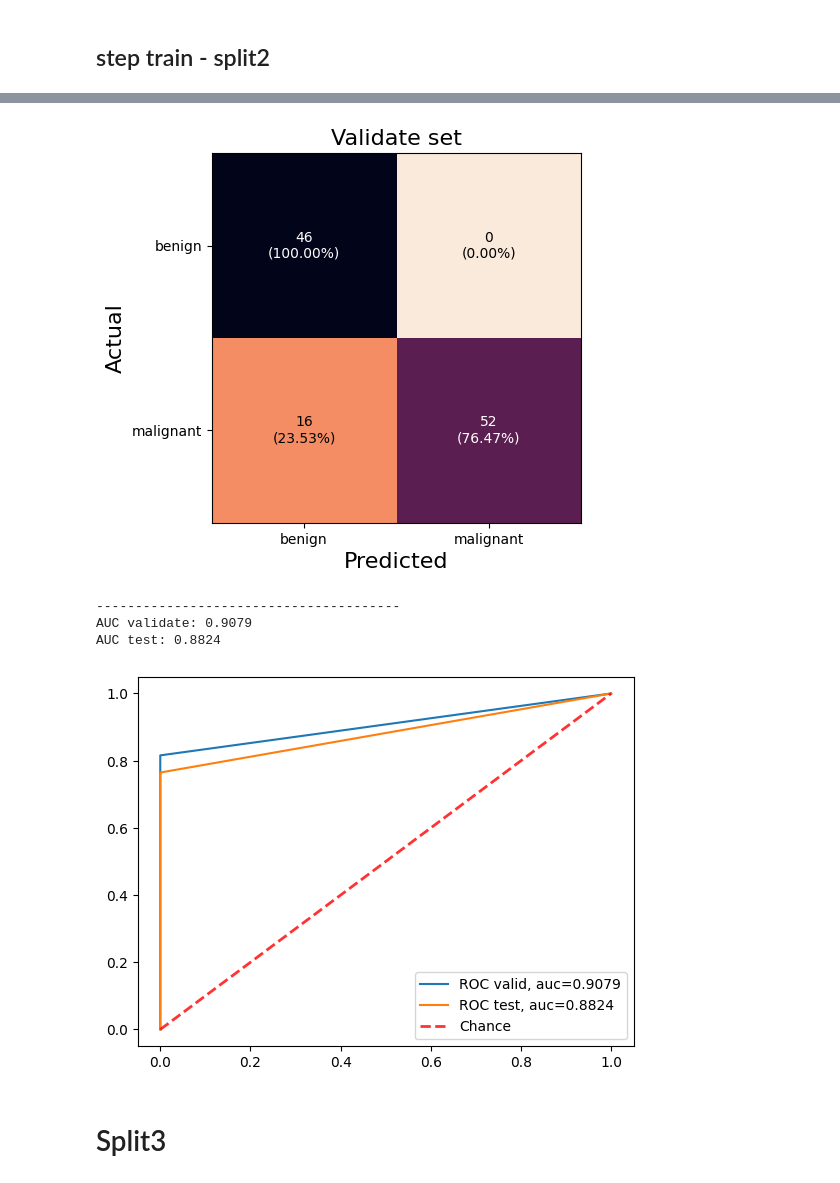
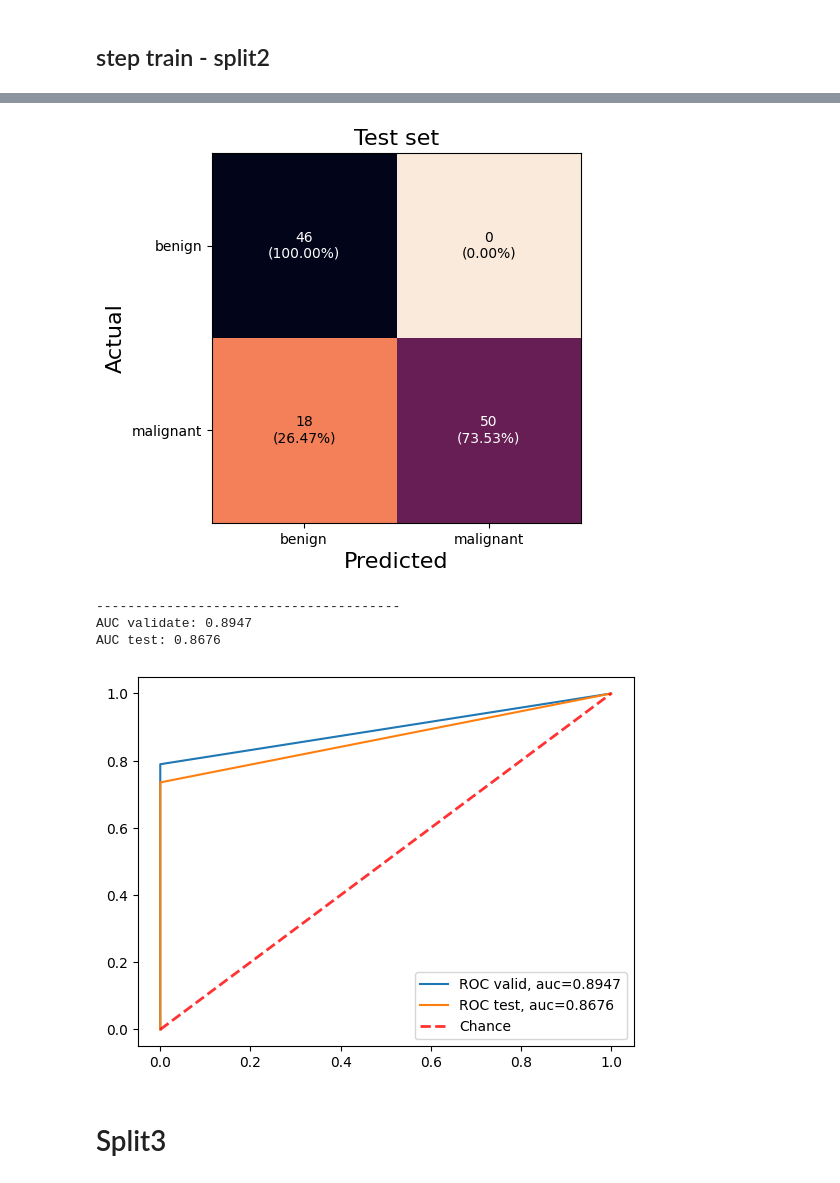
Before and after one commit to 6410615139/Project_Cancer, a Jupyter notebook: DTC/test_dtc.ipynb, the cells around one changed output, grey strips where cells are left out. Drawn from its saved outputs; the diff is of its cells as text; code cells hidden in the pictures.

```diff
--- a/DTC/test_dtc.ipynb
+++ b/DTC/test_dtc.ipynb
@@ -777,7 +760,7 @@ accuracy_score(y_test, y_pred)
 print(split)
 ############## validate set ################
 print("############## validate set ################")
-y_pred_val = dtc.predict(x_val)
+y_pred_val = model.predict(x_val)
 
 # Confusion matrix
 cm_val = confusion_matrix(y_val, y_pred_val)
@@ -791,19 +774,16 @@ sen_val = sensitivity(cm_val)
 spec_val = specificity(cm_val)
 acc_val = accuracy(cm_val)
 pre_val = precision(cm_val)
-f1_score_val = f1(cm_val)
+f1_val = f1(cm_val)
 
 # plot confusion matrix
 class_names = ['benign','malignant']
-
 # Normalize confusion matrix to percentage
 cm_norm_val = cm_val.astype('float') / cm_val.sum(axis=1)[:, np.newaxis]
-
 # Create plot
 fig, ax = plt.subplots()
 im = ax.imshow(cm_norm_val, interpolation='nearest', cmap="rocket_r")
 ax.grid(False)
-
 # Add labels
 ax.set(xticks=np.arange(cm_norm_val.shape[1]),
        yticks=np.arange(cm_norm_val.shape[0]),
@@ -811,7 +791,6 @@ ax.set(xticks=np.arange(cm_norm_val.shape[1]),
 ax.set_title("Validate set", fontsize=16)
 ax.set_ylabel('Actual', fontsize=16)
 ax.set_xlabel('Predicted', fontsize=16)
-
 # Add percentage and count values inside plot
 thresh = cm_norm_val.max() / 2.
 for i in range(cm_norm_val.shape[0]):
@@ -824,9 +803,8 @@ plt.show()
 
 ################# test set ##################
 print("################# test set ##################")
-y_pred_test = dtc.predict(x_test)
-# Print the predictions
-# print(y_pred)
+y_pred_test = model.predict(x_test)
+
 
 # Confusion matrix
 cm_test = confusion_matrix(y_test, y_pred_test)
@@ -836,31 +814,27 @@ print(cm_test,'\n')
 print('-'*16)
 
 # Calculate score
-sen_test = sensitivity(cm_test)
-spec_test = specificity(cm_test)
-acc_test = accuracy(cm_test)
-pre_test = precision(cm_test)
-f1_score_test = f1(cm_test)
+sen_test_split2 = sensitivity(cm_test)
+spec_test_split2 = specificity(cm_test)
+acc_test_split2 = accuracy(cm_test)
+pre_test_split2 = precision(cm_test)
+f1_test_split2 = f1(cm_test)
 
 # plot confusion matrix
 class_names = ['benign','malignant']
-
 # Normalize confusion matrix to percentage
 cm_norm_test = cm_test.astype('float') / cm_test.sum(axis=1)[:, np.newaxis]
-
 # Create plot
 fig, ax = plt.subplots()
 im = ax.imshow(cm_norm_test, interpolation='nearest', cmap="rocket_r")
 ax.grid(False)
-
 # Add labels
-ax.set(xticks=np.arange(cm_norm_val.shape[1]),
-       yticks=np.arange(cm_norm_val.shape[0]),
+ax.set(xticks=np.arange(cm_norm_test.shape[1]),
+       yticks=np.arange(cm_norm_test.shape[0]),
        xticklabels=class_names, yticklabels=class_names)
-ax.set_title("Validate set", fontsize=16)
+ax.set_title("Test set", fontsize=16)
 ax.set_ylabel('Actual', fontsize=16)
 ax.set_xlabel('Predicted', fontsize=16)
-
 # Add percentage and count values inside plot
 thresh = cm_norm_test.max() / 2.
 for i in range(cm_norm_test.shape[0]):
@@ -872,31 +846,22 @@ for i in range(cm_norm_test.shape[0]):
 plt.show()
 
 ################## plot ROC curve ########################
-fpr1, tpr1, thr1 = metrics.roc_curve(y_val,  y_pred_val)
-auc1 = metrics.roc_auc_score(y_val,  y_pred_val)
-fpr2, tpr2, thr2 = metrics.roc_curve(y_test,  y_pred_test)
-auc2 = metrics.roc_auc_score(y_test,  y_pred_test)
-gmeans2 = np.sqrt(tpr2 * (1-fpr2))
-ix2 = np.argmax(gmeans2)
-import sklearn.metrics as metrics
+fpr1, tpr1, thr1 = roc_curve(y_val, y_pred_val)
+auc_val = roc_auc_score(y_val, y_pred_val)
+fpr2, tpr2, thr2 = roc_curve(y_test, y_pred_test)
+auc_test_split2 = roc_auc_score(y_test, y_pred_test)
 
-# print('Best Threshold ' + str(i) + ' =%f, G-Mean=%.4f' % (thr[ix], gmeans[ix]))
-# print('FPR: %.4f, TPR: %.4f' %(fpr[ix], tpr[ix]))
-# thresholds_ = thr[ix]
 print("---------------------------------------")
-print("AUC validate: %.4f" % auc1)
-print("AUC test: %.4f" % auc2)
+print("AUC validate: %.4f" % auc_val)
+print("AUC test: %.4f" % auc_test_split2)
+
 # plt.plot(fpr,tpr,label="data 1, auc="+str(auc),color='red')
-plt.plot(fpr1,tpr1,label="ROC valid, auc="+str("%.4f" % auc1))
-plt.plot(fpr2,tpr2,label="ROC test, auc="+str("%.4f" % auc2))
-# plt.plot(fpr3,tpr3,label="ROC fold 3, auc="+str("%.4f" % auc3))
-# plt.plot(fpr4,tpr4,label="ROC fold 4, auc="+str("%.4f" % auc4))
-# plt.plot(fpr5,tpr5,label="ROC fold 5, auc="+str("%.4f" % auc5))
+plt.plot(fpr1,tpr1,label="ROC valid, auc="+str("%.4f" % auc_val))
+plt.plot(fpr2,tpr2,label="ROC test, auc="+str("%.4f" % auc_test_split2))
 plt.plot([0, 1], [0, 1], linestyle="--", lw=2, color="r", label="Chance", alpha=0.8)
-
 plt.legend(loc=4)
 plt.show()
-##########################################################
+#####################################################
 # %% [output]
 split2
 ############## validate set ################
@@ -931,8 +896,8 @@ F1: 86.67%
-[figure, old version]
+[figure, new version]
 ---------------------------------------
-AUC validate: 0.9079
-AUC test: 0.8824
+AUC validate: 0.8947
+AUC test: 0.8676
-[figure, old version]
+[figure, new version]
 # %% [markdown]
 # Split3
 # %%
```
Also changed, not shown: parts of 68 cells of this notebook.
